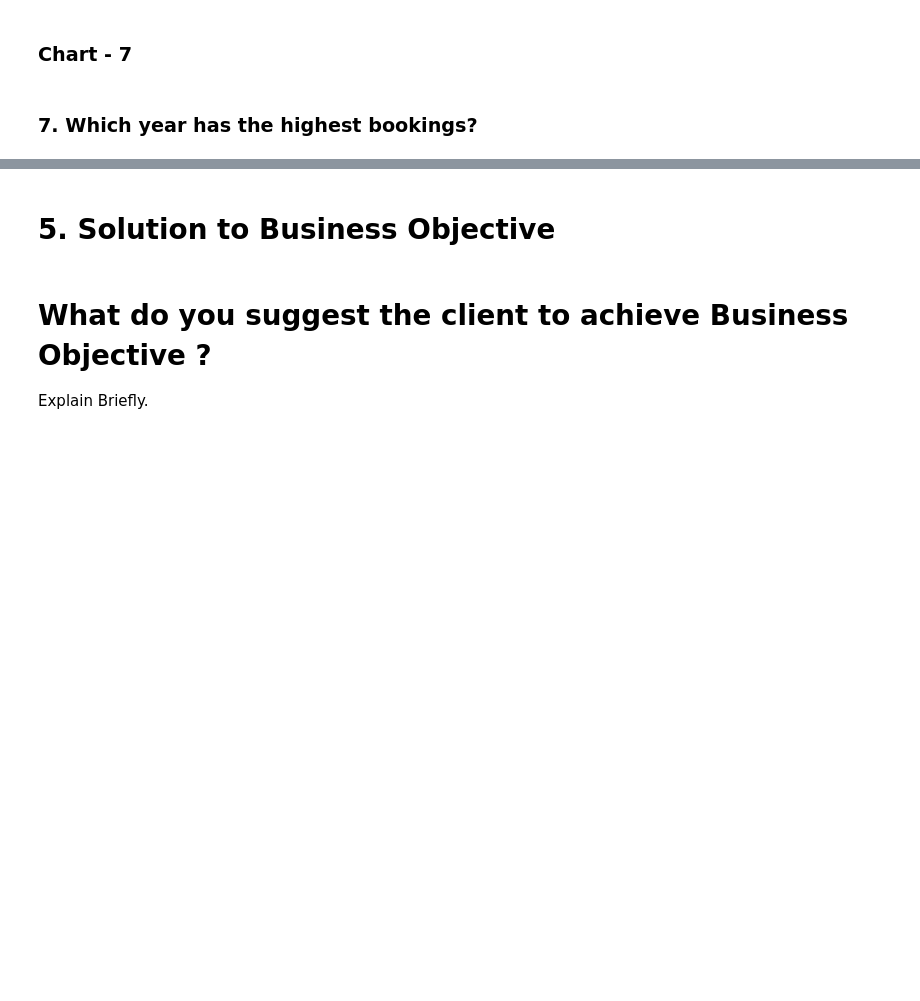
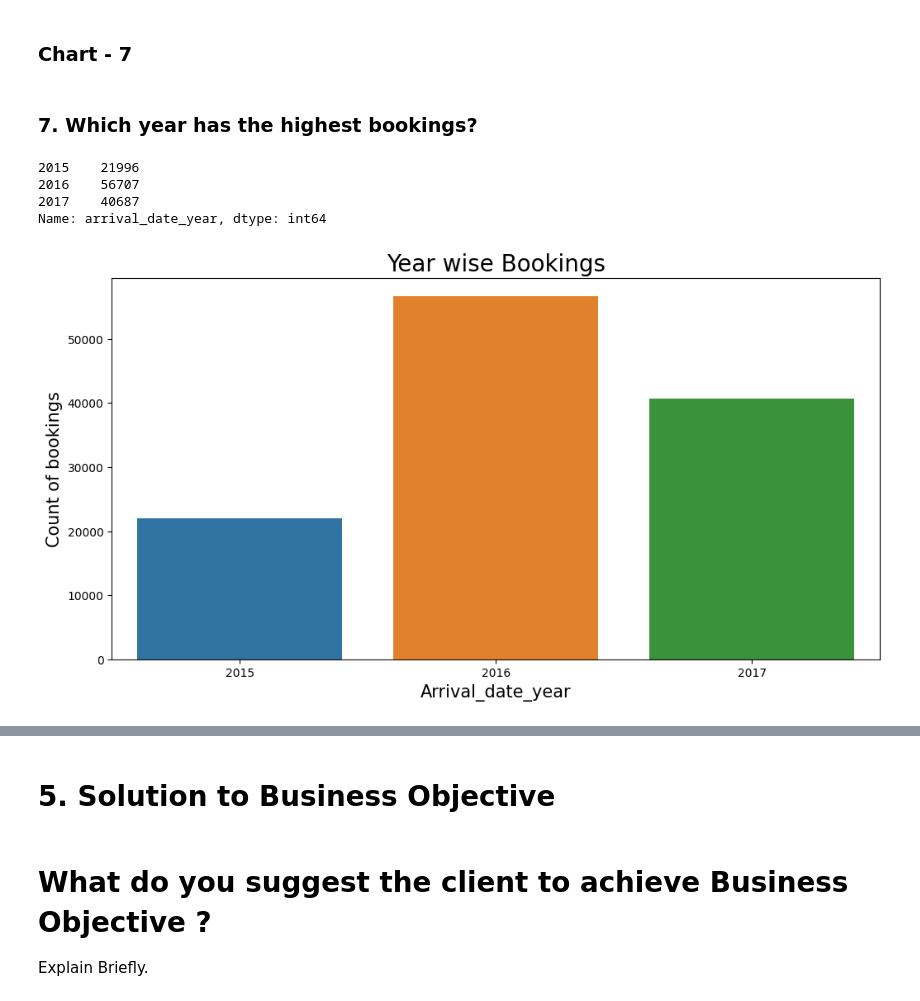
Before and after one commit to Shreya-1003/CapStone-Projects-Module_2, a Jupyter notebook: EDA_Hotel_Booking_Analysis.ipynb, the cells around one changed output, grey strips where cells are left out. Cells and saved outputs as stored; diff of their text form; code cells hidden in the pictures; blank space fills up the shorter version.

```diff
--- a/EDA_Hotel_Booking_Analysis.ipynb
+++ b/EDA_Hotel_Booking_Analysis.ipynb
@@ -726,0 +719,17 @@ Are there any insights that lead to negative growth? Justify with specific reaso
+# %%
+year_count = hotel_df['arrival_date_year'].value_counts().sort_index()
+year_count
+# %% [output]
+2015    21996
+2016    56707
+2017    40687
+Name: arrival_date_year, dtype: int64
+# %%
+plt.figure(figsize=(12, 6))
+sns.barplot(x=year_count.index, y=year_count.values)
+plt.title('Year wise Bookings', fontsize=20)
+plt.xlabel('Arrival_date_year', fontsize=15)
+plt.ylabel('Count of bookings', fontsize=15)
+plt.show()
+# %% [output]
+[figure, added]
```
Also changed, not shown: parts of 17 cells of this notebook.
